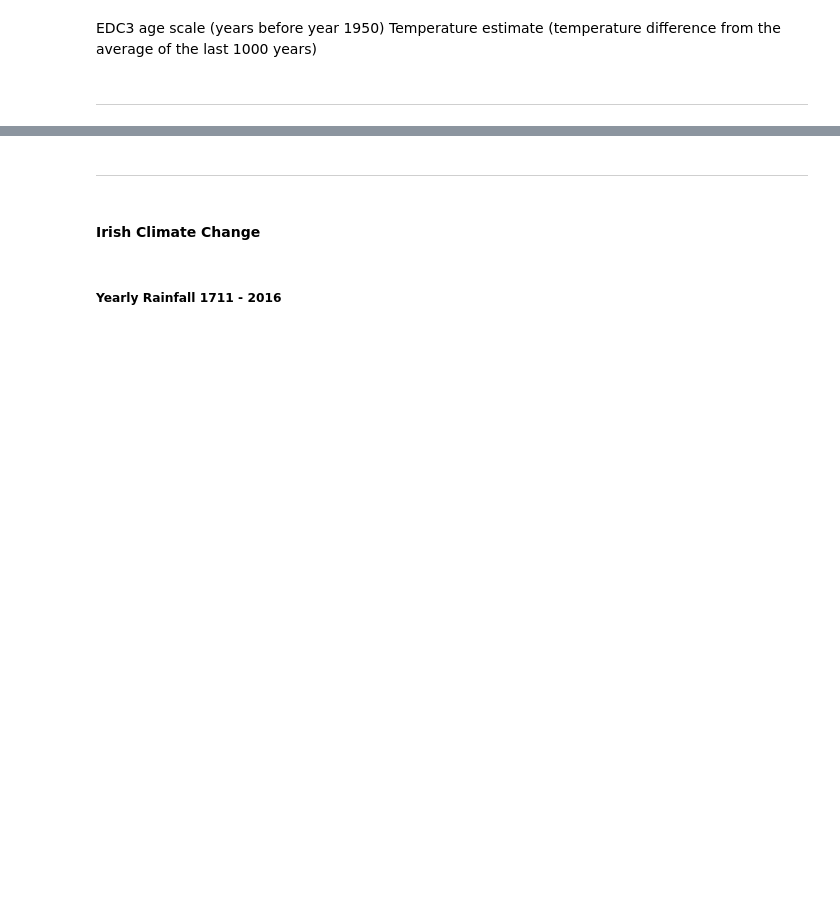
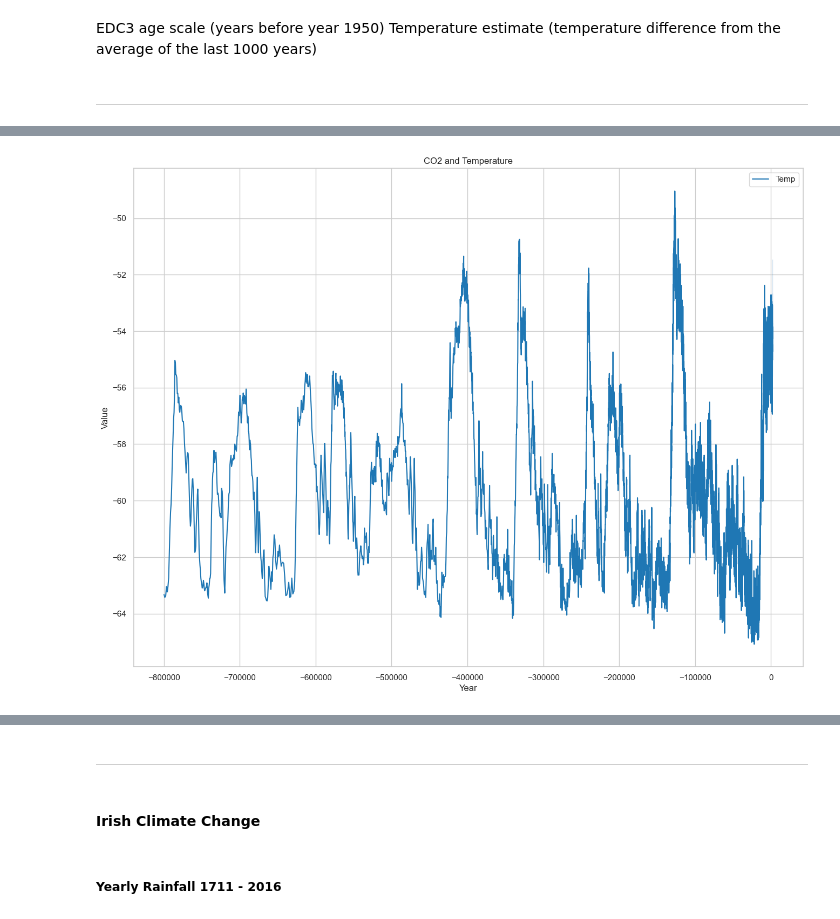
Before and after one commit to rebhanqui/programming-data-project-2, a Jupyter notebook: c02-v-temperature.ipynb, the cells around one changed output, grey strips where cells are left out. Cells and saved outputs as stored; diff of their text form; code cells hidden in the pictures; blank space fills up the shorter version.

```diff
--- a/c02-v-temperature.ipynb
+++ b/c02-v-temperature.ipynb
@@ -401,0 +419,6 @@ noaatemp.head(10)
+# %%
+mergetemp = pd.merge(noaasort, epicacols, on=["year", "temp"], how="outer")
+mergetemp.to_csv("tempsmerge.csv", index=False)
+
+mergetemp.head()
+mergetemp.shape
@@ -401,0 +447,18 @@ noaatemp.head(10)
+# %%
+plt.figure(figsize=(16, 12))
+#selection of data for demonstration
+
+sns.set_style("whitegrid")
+sns.set_context("notebook")
+
+sns.lineplot(data=mergetemp, x="year", y="temp", label="Temp")
+
+plt.title("CO2 and Temperature")
+plt.xlabel("Year")
+plt.ylabel("Value")
+
+plt.legend()
+
+plt.show()
+# %% [output]
+[figure, added]
```
Also changed, not shown: parts of 13 cells of this notebook, 2 other files.
